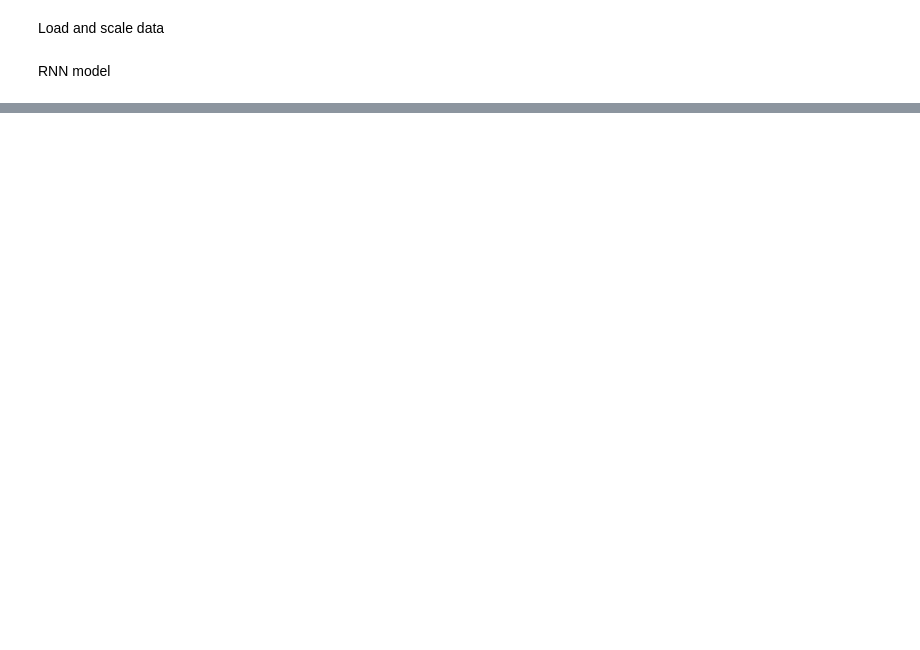
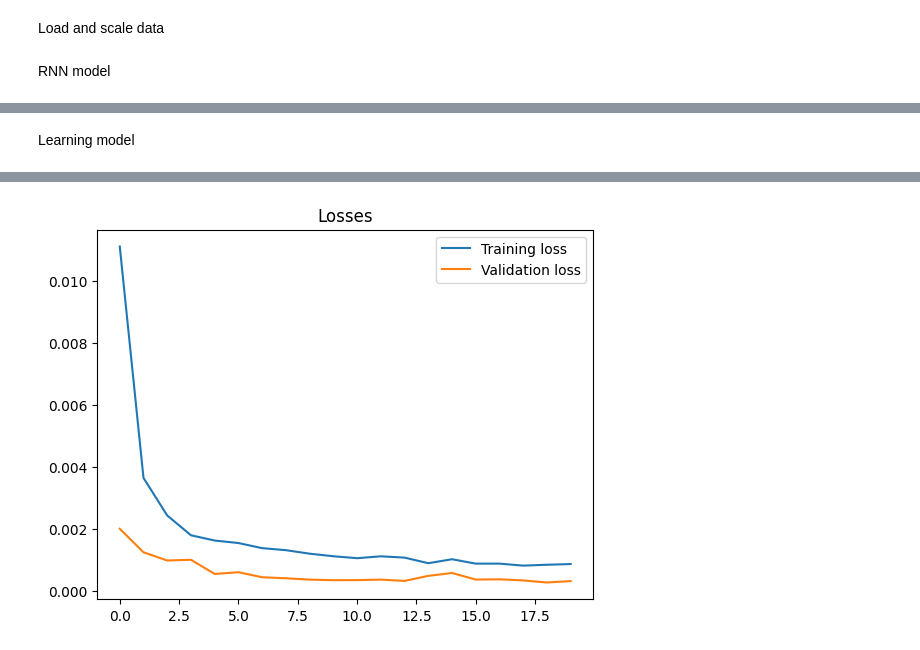
Before and after one commit to LoKe112/PP5, a Jupyter notebook: AI.ipynb, the cells around one changed output, grey strips where cells are left out. Cells and saved outputs as stored; diff of their text form; code cells hidden in the pictures; blank space fills up the shorter version.

Commit message:
add graphics + add optimization

```diff
--- a/AI.ipynb
+++ b/AI.ipynb
@@ -115,15 +115,14 @@ def train_val_test_split(df: pd.DataFrame, target_col: str, test_ratio: float) -
     """
     val_ratio = test_ratio / (1 - test_ratio)
     X, y = feature_label_split(df, target_col)
-    X_train, X_test, y_train, y_test = train_test_split(X, y, test_size=test_ratio, shuffle=False)
-    X_train, X_val, y_train, y_val = train_test_split(X_train, y_train, test_size=val_ratio, shuffle=False)
+    X_train, X_test, y_train, y_test = train_test_split(X, y, test_size=test_ratio, shuffle=True)
+    X_train, X_val, y_train, y_val = train_test_split(X_train, y_train, test_size=val_ratio, shuffle=True)
     return X_train, X_val, X_test, y_train, y_val, y_test
 
 X_train, X_val, X_test, y_train, y_val, y_test = train_val_test_split(df_timelags, 'Value', 0.1)
 print(len(X_train))
 print(len(X_test))
 print(len(X_val))
-print(X_train)
 # %% [output]
 3068
 384
@@ -241,0 +420,35 @@ class RNNModel(nn.Module):
+# %% [markdown]
+Learning model
+# %%
+input_dim = len(X_train.columns)
+output_dim = 1
+hidden_dim = 64
+layer_dim = 3
+batch_size = 64
+dropout = 0.2
+n_epochs = 20
+learning_rate = 1e-3
+weight_decay = 1e-6
+
+model_params = {'input_dim': input_dim,
+                'hidden_dim' : hidden_dim,
+                'layer_dim' : layer_dim,
+                'output_dim' : output_dim,
+                'dropout_prob' : dropout}
+
+model = RNNModel(**model_params)
+
+loss_fn = nn.MSELoss(reduction="mean")
+optimizer = optim.Adam(model.parameters(), lr=learning_rate, weight_decay=weight_decay)
+
+
+opt = Optimization(model=model, loss_fn=loss_fn, optimizer=optimizer)
+opt.train(train_loader, val_loader, batch_size=batch_size, n_epochs=n_epochs, n_features=input_dim)
+opt.plot_losses()
+
+predictions, values = opt.evaluate(
+    test_loader_one,
+    batch_size=1,
+    n_features=input_dim
+)
+# %% [output]
@@ -241,0 +466 @@ class RNNModel(nn.Module):
+[figure, added]
```
Also changed, not shown: parts of 6 cells of this notebook.
